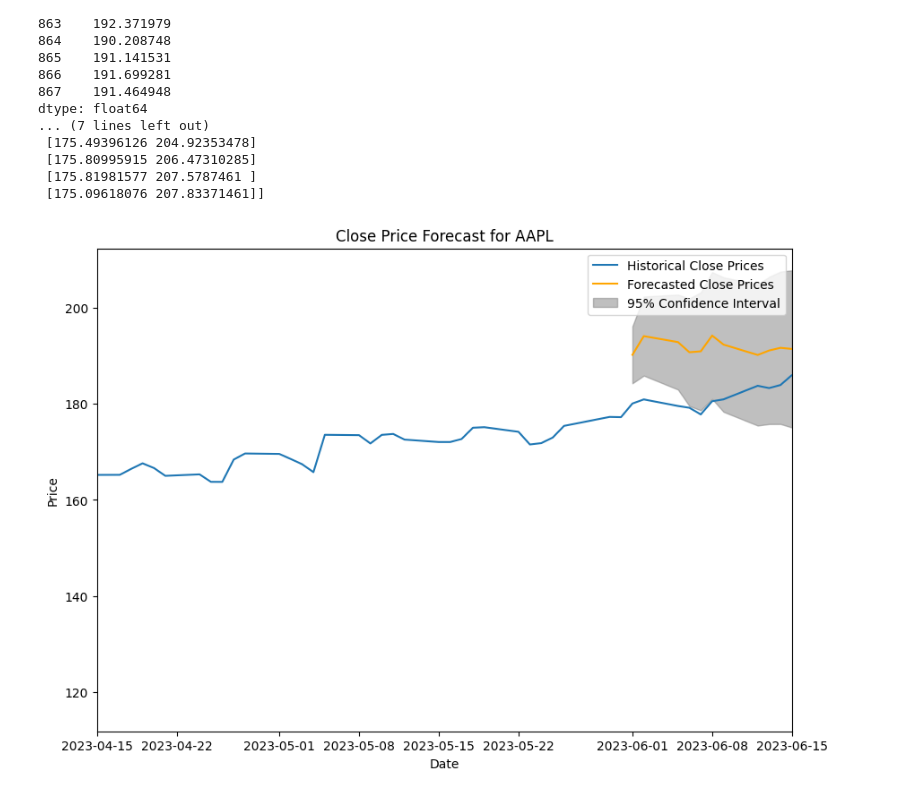
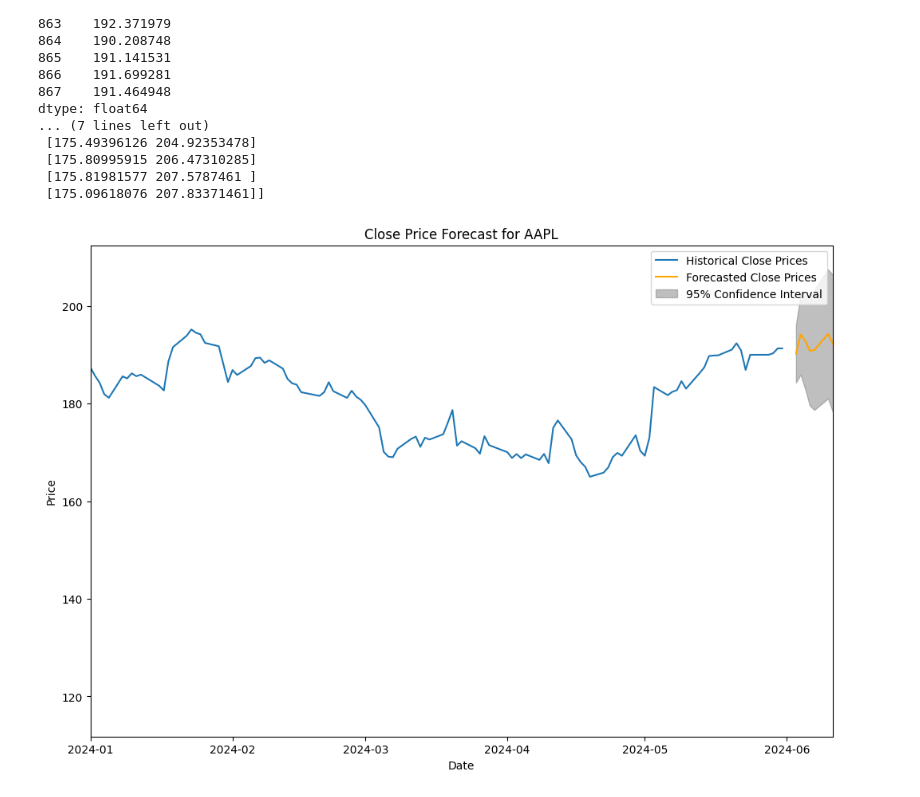
Before and after one commit to readingshapes/stock_forecasting, a Jupyter notebook: report copy 2.ipynb, the cells around one changed output. Cells and saved outputs as stored; diff of their text form; code cells hidden in the pictures.

```diff
--- a/report copy 2.ipynb
+++ b/report copy 2.ipynb
@@ -162,7 +164,7 @@ sarima_model = process_model(stock_data)
 Processing SARIMA model...
 # %%
 # Step 6: Run predictions
-n_forecast = 11  # Number of days to forecast (e.g., June 1 to June 11)
+n_forecast = 12  # Number of days to forecast (e.g., June 1 to June 11)
 forecast, conf_int = sarima_model.predict(n_periods=n_forecast, return_conf_int=True)
 # %%
 # Step 7: Assess output
@@ -188,24 +190,48 @@ dtype: float64
  [175.09618076 207.83371461]]
 # %%
 # Step 8: Visualize
+# Step 8: Visualize
 # Plot the forecast
+'''
 plt.figure(figsize=(10, 7))
 plt.plot(stock_data['Close'], label='Historical Close Prices')
-plt.plot(pd.date_range(start='2023-06-01', periods=n_forecast, freq='B'),
+plt.plot(pd.date_range(start='2024-06-01', periods=n_forecast, freq='B'),
          forecast, label='Forecasted Close Prices', color='orange')
-plt.fill_between(pd.date_range(start='2023-06-01', periods=n_forecast, freq='B'),
+plt.fill_between(pd.date_range(start='2024-06-01', periods=n_forecast, freq='B'),
                  conf_int[:, 0], conf_int[:, 1], color='gray', alpha=0.5, label='95% Confidence Interval')
 
 # Set the x-axis limits to focus on the relevant dates
-plt.xlim(pd.Timestamp('2023-04-15'), pd.Timestamp('2023-06-15'))  # Adjust the start date as needed
+plt.xlim(pd.Timestamp('2024-04-15'), pd.Timestamp('2024-06-11'))  # Adjust the start date as needed
 
 plt.title(f'Close Price Forecast for {stock_select_str1}')
 plt.xlabel('Date')
 plt.ylabel('Price')
 plt.legend()
 plt.show()
+'''
+
+# Extend the historical data to the start of the forecast
+extended_dates = pd.date_range(start=stock_data.index[-1], end='2024-06-01', freq='B')
+extended_data = pd.Series(stock_data['Close'].iloc[-1], index=extended_dates)
+stock_data_extended = pd.concat([stock_data['Close'], extended_data])
+
+# Plot the extended historical data
+plt.figure(figsize=(12, 8))
+plt.plot(stock_data_extended, label='Historical Close Prices')
+plt.plot(pd.date_range(start='2024-06-01', periods=n_forecast, freq='B'),
+         forecast, label='Forecasted Close Prices', color='orange')
+plt.fill_between(pd.date_range(start='2024-06-01', periods=n_forecast, freq='B'),
+                 conf_int[:, 0], conf_int[:, 1], color='gray', alpha=0.5, label='95% Confidence Interval')
+
+# Adjust the x-axis and other labels
+plt.xlim(pd.Timestamp('2024-01-01'), pd.Timestamp('2024-06-11'))
+plt.title(f'Close Price Forecast for {stock_select_str1}')
+plt.xlabel('Date')
+plt.ylabel('Price')
+plt.legend()
+plt.show()
 # %% [output]
-[figure, old version]
+[figure, new version]
 # %%
 # Step 9: Output data and charts somewhere
 forecast_df = pd.DataFrame({'Forecast': forecast}, index=pd.date_range(start='2023-06-01', periods=n_forecast, freq='B'))
```
Also changed, not shown: parts of 2 cells of this notebook.
